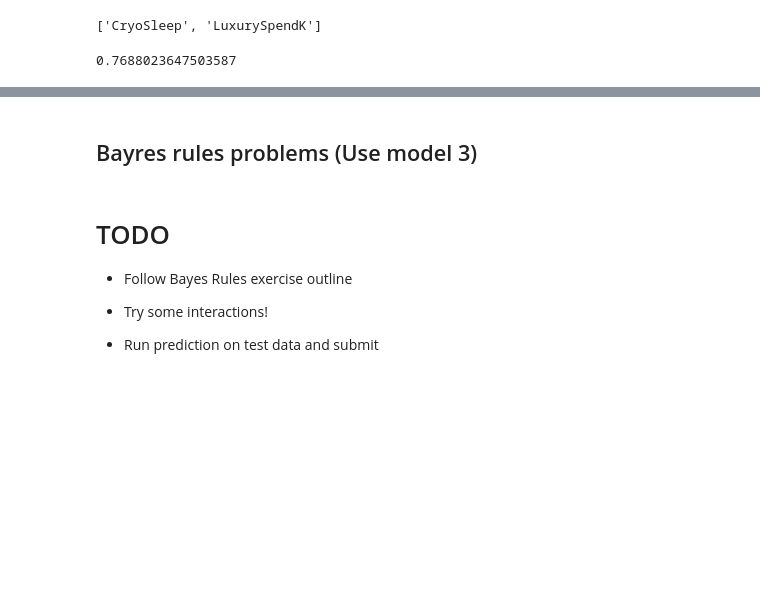
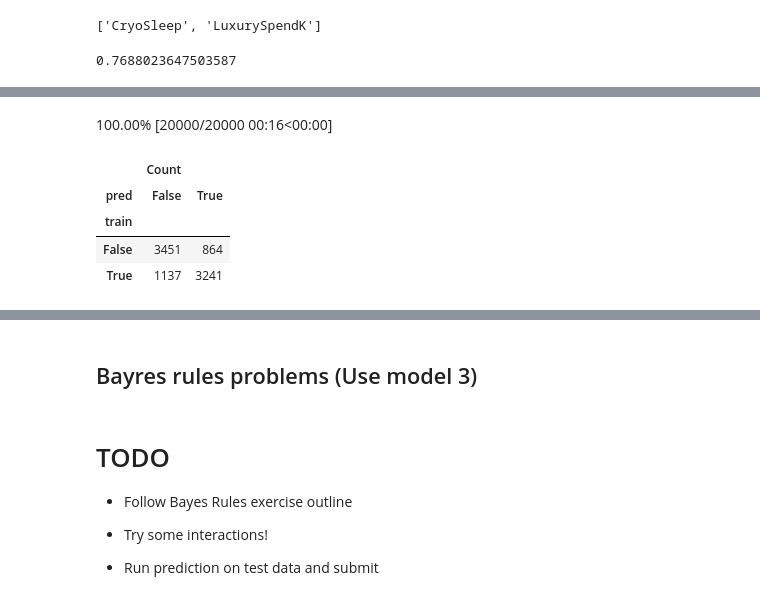
Before and after one commit to DrEntropy/Kaggle, a Jupyter notebook: SpaceshipTitanic/spaceshipTitan.ipynb, the cells around one changed output, grey strips where cells are left out. Saved outputs shown, nothing was run; the diff lists cells and outputs as text; code cells hidden in the pictures; blank space fills up the shorter version.

```diff
--- a/SpaceshipTitanic/spaceshipTitan.ipynb
+++ b/SpaceshipTitanic/spaceshipTitan.ipynb
@@ -820,0 +896,15 @@ np.mean(acc_cv)
+# %%
+with m_4:
+    pm.sample_posterior_predictive(idata4, extend_inferencedata=True)
+
+pred = np.mean(idata4.posterior_predictive.y.values.reshape(20000,-1) ,axis=0)>0.5
+confusion = pd.DataFrame({'train' : train_data['Transported'], 'pred' : pred})
+confusion['Count' ] =1
+confusion.groupby(["train","pred"]).count().unstack()
+# %% [output]
+100.00% [20000/20000 00:16<00:00]
+|  | Count |  |
+| pred | False | True |
+| train |  |  |
+| False | 3451 | 864 |
+| True | 1137 | 3241 |
```
Also changed, not shown: parts of 15 cells of this notebook.
